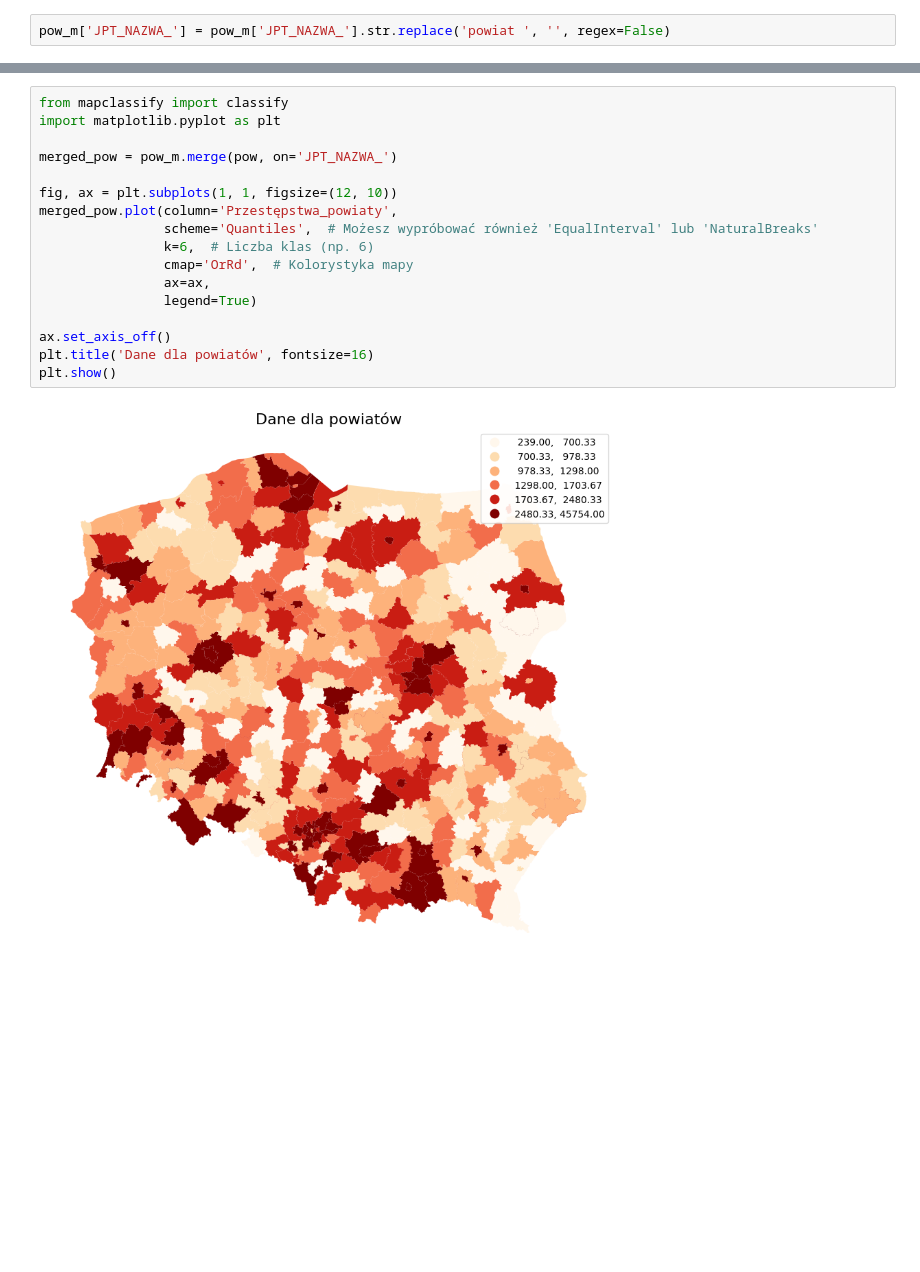
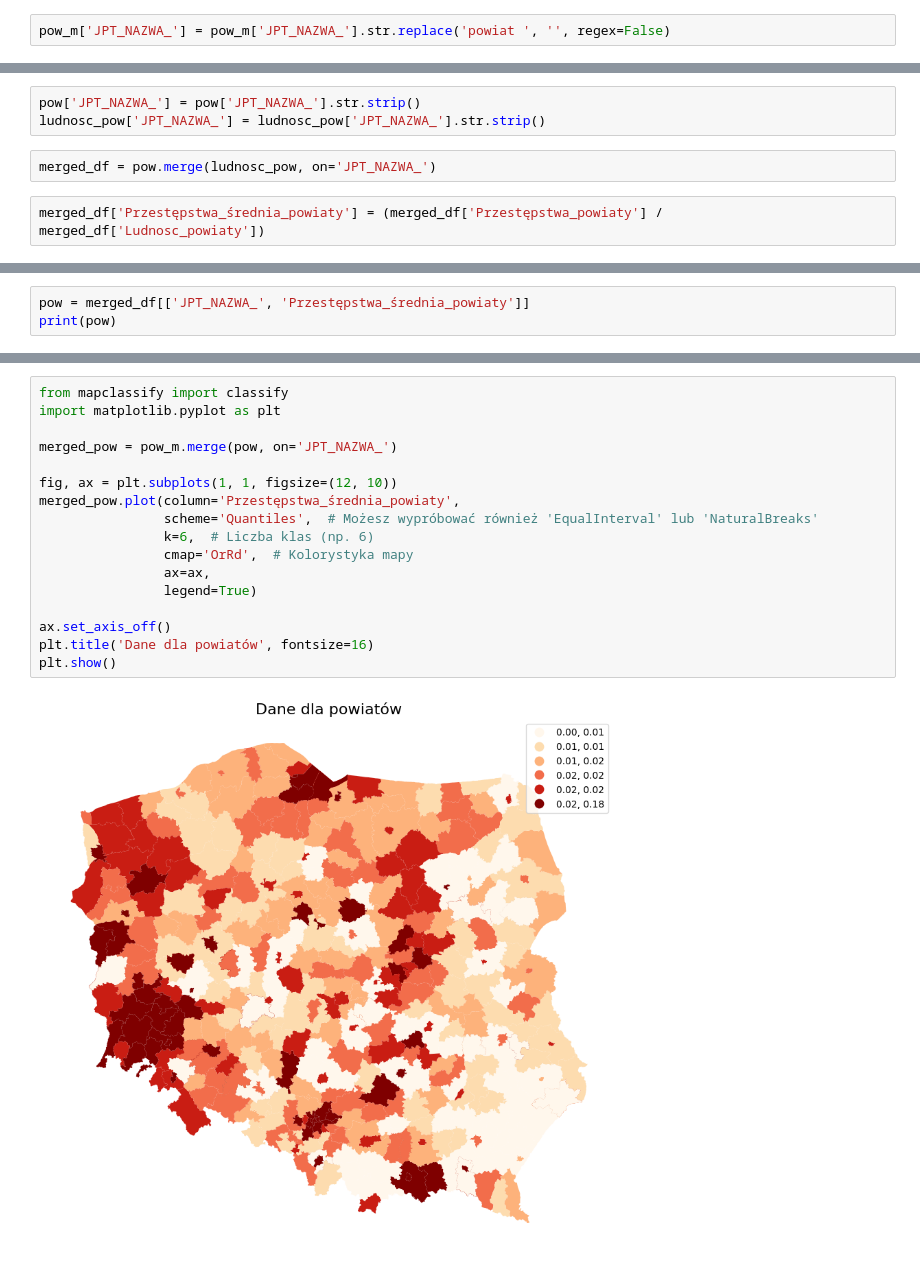
Before and after one commit to Psylo1226/Spatial-econometrics, a Jupyter notebook: Projekt_2/Projekt_2.ipynb, the cells around one changed output, grey strips where cells are left out. Drawn from its saved outputs; the diff is of its cells as text; blank space fills up the shorter version.

Commit message:
dodanie ludnosci, wyliczenie sredniej

```diff
--- a/Projekt_2/Projekt_2.ipynb
+++ b/Projekt_2/Projekt_2.ipynb
@@ -140,0 +201,7 @@ pow_m['JPT_NAZWA_'] = pow_m['JPT_NAZWA_'].str.replace('powiat ', '', regex=False
+# %%
+pow['JPT_NAZWA_'] = pow['JPT_NAZWA_'].str.strip()
+ludnosc_pow['JPT_NAZWA_'] = ludnosc_pow['JPT_NAZWA_'].str.strip()
+# %%
+merged_df = pow.merge(ludnosc_pow, on='JPT_NAZWA_')
+# %%
+merged_df['Przestępstwa_średnia_powiaty'] = (merged_df['Przestępstwa_powiaty'] / merged_df['Ludnosc_powiaty'])
@@ -140,0 +228,3 @@ pow_m['JPT_NAZWA_'] = pow_m['JPT_NAZWA_'].str.replace('powiat ', '', regex=False
+# %%
+pow = merged_df[['JPT_NAZWA_', 'Przestępstwa_średnia_powiaty']]
+print(pow)
@@ -141,19 +261,19 @@ pow_m['JPT_NAZWA_'] = pow_m['JPT_NAZWA_'].str.replace('powiat ', '', regex=False
 # %%
 from mapclassify import classify
 import matplotlib.pyplot as plt
 
 merged_pow = pow_m.merge(pow, on='JPT_NAZWA_')
 
 fig, ax = plt.subplots(1, 1, figsize=(12, 10))
-merged_pow.plot(column='Przestępstwa_powiaty',
+merged_pow.plot(column='Przestępstwa_średnia_powiaty',
                 scheme='Quantiles',  # Możesz wypróbować również 'EqualInterval' lub 'NaturalBreaks'
                 k=6,  # Liczba klas (np. 6)
                 cmap='OrRd',  # Kolorystyka mapy
                 ax=ax,
                 legend=True)
 
 ax.set_axis_off()
 plt.title('Dane dla powiatów', fontsize=16)
 plt.show()
 # %% [output]
-[figure, old version]
+[figure, new version]
```
Also changed, not shown: parts of 8 cells of this notebook, 1 other file.
